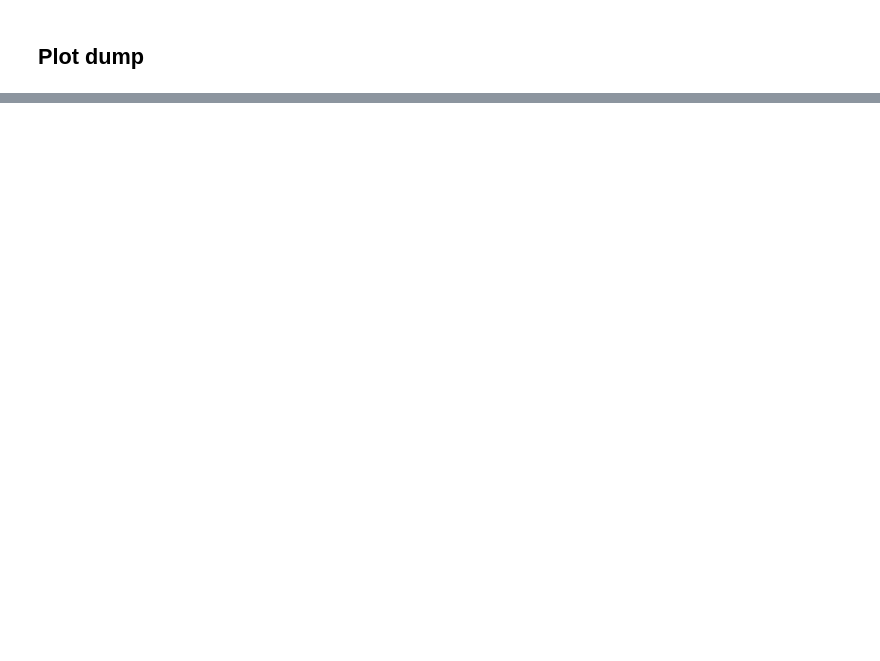
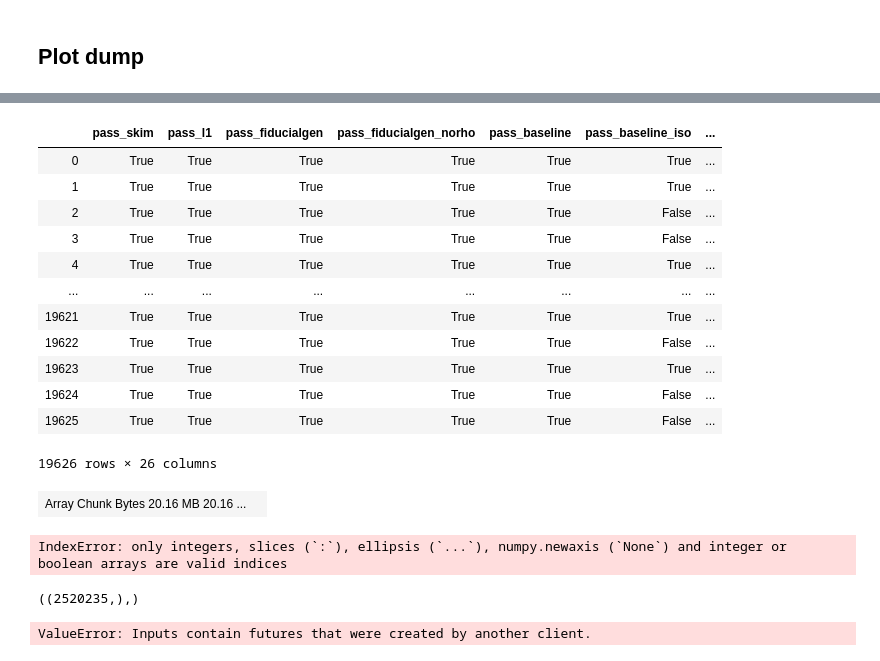
Before and after one commit to leonardogiannini/scouting, a Jupyter notebook: analysis/distributions_baseline.ipynb, the cells around one changed output, grey strips where cells are left out. Saved outputs shown, nothing was run; the diff lists cells and outputs as text; code cells hidden in the pictures; blank space fills up the shorter version.

```diff
--- a/analysis/distributions_baseline.ipynb
+++ b/analysis/distributions_baseline.ipynb
@@ -217,8 +136,0 @@ print(df_mc.shape)
-# %%
-if True:
-# if False:
-    df_data.to_pickle("data/df_data.pkl")
-    df_mc.to_pickle("data/df_mc.pkl")
-else:
-    df_data = pd.read_pickle("data/df_data.pkl")
-    df_mc = pd.read_pickle("data/df_mc.pkl")
@@ -483,9 +138,0 @@ len(chunks)
-# %%
-meta = make_df(chunks[0][0],0,1000,bigrho=False)
-df = (dd
-      .from_delayed((delayed_make_df(*chunk,bigrho=False) for chunk in chunks),meta=meta)
-      .persist()
- )
-
-from dask.distributed import progress
-progress(df)
@@ -590,13 +138,0 @@ len(chunks)
-# %%
-def f(chunk):
-    filename, start, stop = chunk
-    t = uproot.open(filename)["Events"]
-#     v = "Muon_pt"
-#     v = "Jet_phi"
-    v = "Muon_phi"
-    arrs = t.arrays([v],entrystart=start,entrystop=stop,outputtype=dict,namedecode="ascii")
-    df = pd.DataFrame()
-    df[v] = arrs[v].flatten()
-    return df
-
-# futures = client.map(f, chunks)
@@ -609,7 +138,0 @@ tdf = dd.from_delayed(client.map(f, chunks))
-# %%
-# counts, edges = da.histogram(tdf["Muon_pt"],bins=np.linspace(0,150,100))
-counts, edges = da.histogram(tdf["Muon_phi"],bins=np.linspace(-3.2,3.2,1000))
-print(len(tdf))
-h = Hist1D.from_bincounts(counts.compute(), edges)
-print(h.integral)
-h.plot()
@@ -620,0 +681,35 @@ h.plot()
+# %%
+df
+# %% [output]
+|  | pass_skim | pass_l1 | pass_fiducialgen | pass_fiducialgen_norho | pass_baseline | pass_baseline_iso | ... |
+| 0 | True | True | True | True | True | True | ... |
+| 1 | True | True | True | True | True | True | ... |
+| 2 | True | True | True | True | True | False | ... |
+| 3 | True | True | True | True | True | False | ... |
+| 4 | True | True | True | True | True | True | ... |
+| ... | ... | ... | ... | ... | ... | ... | ... |
+| 19621 | True | True | True | True | True | True | ... |
+| 19622 | True | True | True | True | True | False | ... |
+| 19623 | True | True | True | True | True | True | ... |
+| 19624 | True | True | True | True | True | False | ... |
+| 19625 | True | True | True | True | True | False | ... |
+19626 rows × 26 columns
+# %%
+arr = uproot.daskarray(
+    "/hadoop/cms/store/user/namin/ProjectMetis/ScoutingCaloMuon_Run2018skim_2018C_v9_RAW_v10/output_9.root",
+    "Events",
+    "pass_baseline_iso",
+    entrysteps=int(300e3),
+)
+arr
+# %% [output]
+| Array Chunk Bytes 20.16 MB 20.16 ... |  |
+# %%
+# da.histogram(arr,bins=np.linspace(0,2,3))[0].compute()
+da.mean(arr[:3])
+# %% [output]
+IndexError: only integers, slices (`:`), ellipsis (`...`), numpy.newaxis (`None`) and integer or boolean arrays are valid indices
+# %%
+arr.chunks
+# %% [output]
+((2520235,),)
@@ -620,0 +718,4 @@ h.plot()
+# %%
+mcremotedf["pass_skim"].mean().compute()
+# %% [output]
+ValueError: Inputs contain futures that were created by another client.
```
Also changed, not shown: parts of 50 cells of this notebook, 14 other files.
